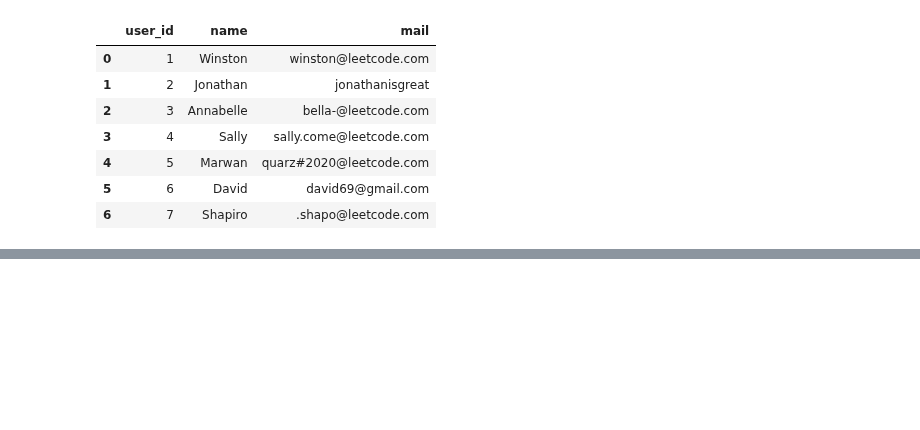
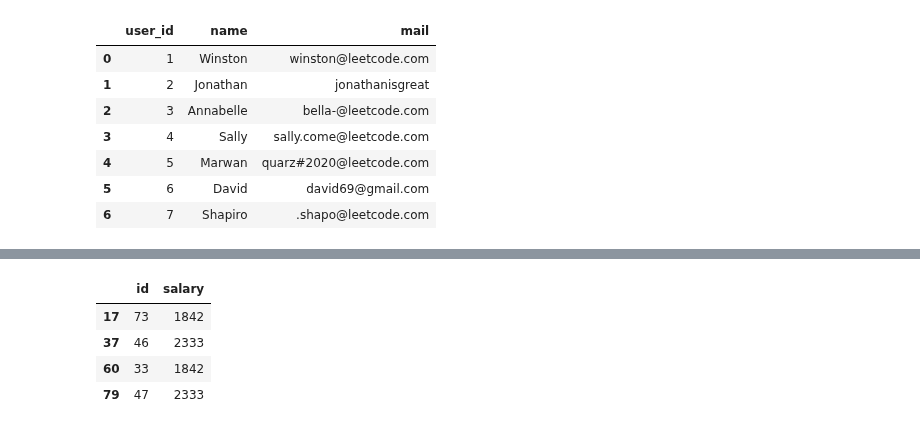
Before and after one commit to rufous86/studies, a Jupyter notebook: leetcode/pt1.ipynb, the cells around one changed output, grey strips where cells are left out. Drawn from its saved outputs; the diff is of its cells as text; code cells hidden in the pictures; blank space fills up the shorter version.

```diff
--- a/leetcode/pt1.ipynb
+++ b/leetcode/pt1.ipynb
@@ -660,0 +863,8 @@ users
+# %%
+employee3[employee3['salary'].duplicated(keep=False)]
+# %% [output]
+|  | id | salary |
+| 17 | 73 | 1842 |
+| 37 | 46 | 2333 |
+| 60 | 33 | 1842 |
+| 79 | 47 | 2333 |
```
Also changed, not shown: parts of 13 cells of this notebook, 8 other files.
